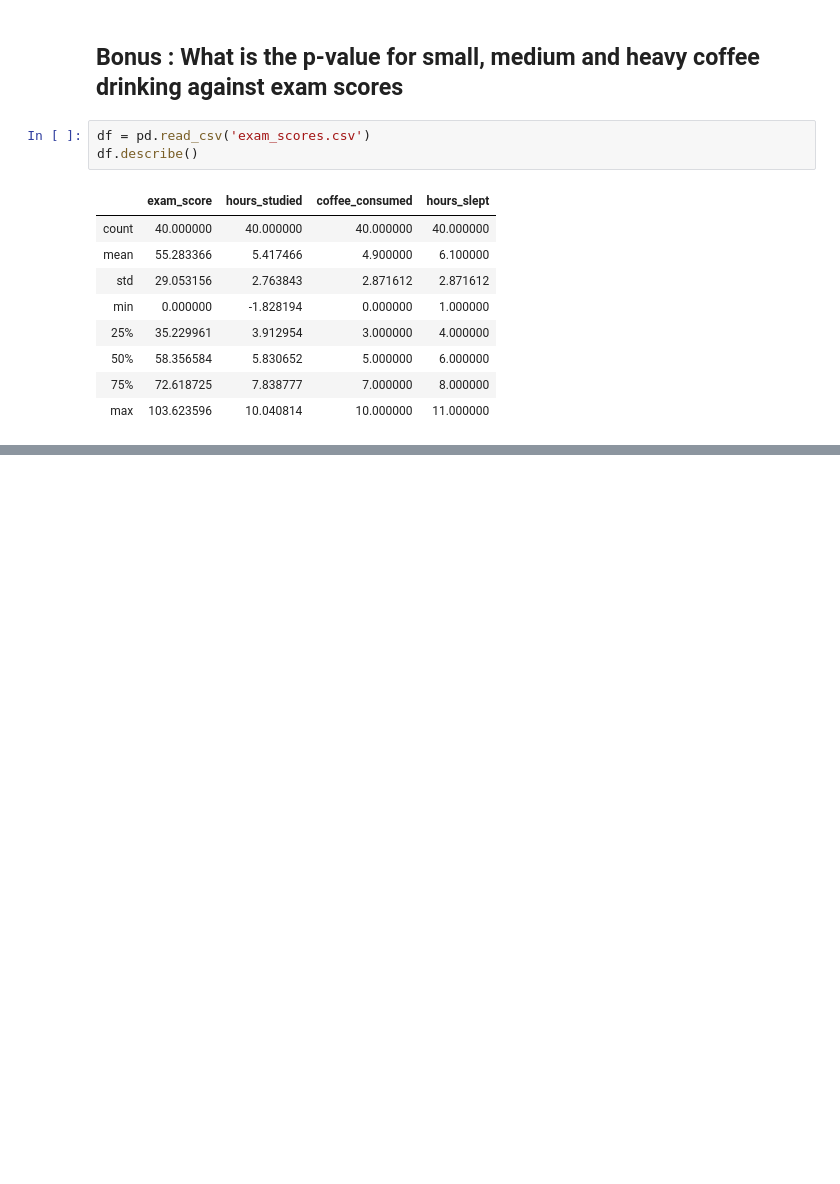
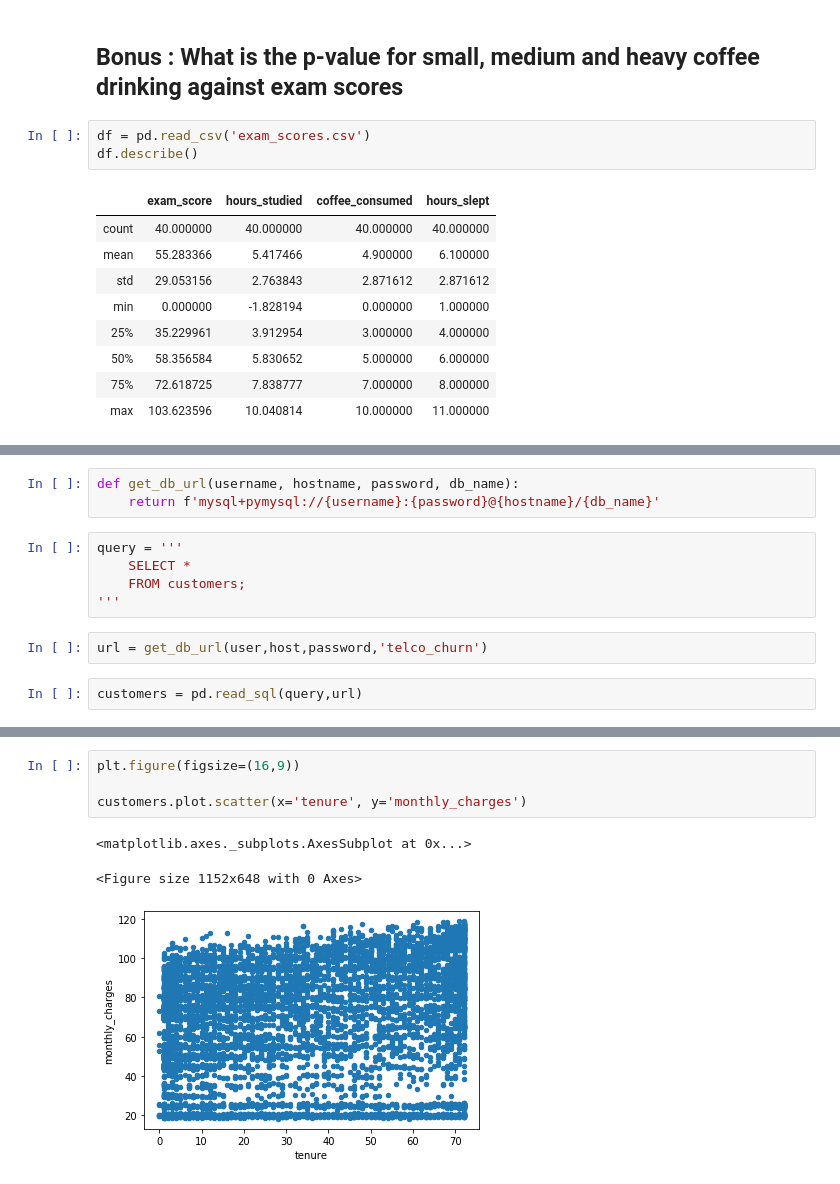
Before and after one commit to chasethompson/statistics_exercises, a Jupyter notebook: hypothesis_testing.ipynb, the cells around one changed output, grey strips where cells are left out. Drawn from its saved outputs; the diff is of its cells as text; blank space fills up the shorter version.

```diff
--- a/hypothesis_testing.ipynb
+++ b/hypothesis_testing.ipynb
@@ -458,0 +468,12 @@ df.describe()
+# %%
+def get_db_url(username, hostname, password, db_name):
+    return f'mysql+pymysql://{username}:{password}@{hostname}/{db_name}'
+# %%
+query = '''
+    SELECT *
+    FROM customers;
+'''
+# %%
+url = get_db_url(user,host,password,'telco_churn')
+# %%
+customers = pd.read_sql(query,url)
@@ -458,0 +521,8 @@ df.describe()
+# %%
+plt.figure(figsize=(16,9))
+
+customers.plot.scatter(x='tenure', y='monthly_charges')
+# %% [output]
+<matplotlib.axes._subplots.AxesSubplot at 0x...>
+<Figure size 1152x648 with 0 Axes>
+[figure, added]
```
Also changed, not shown: parts of 20 cells of this notebook.
